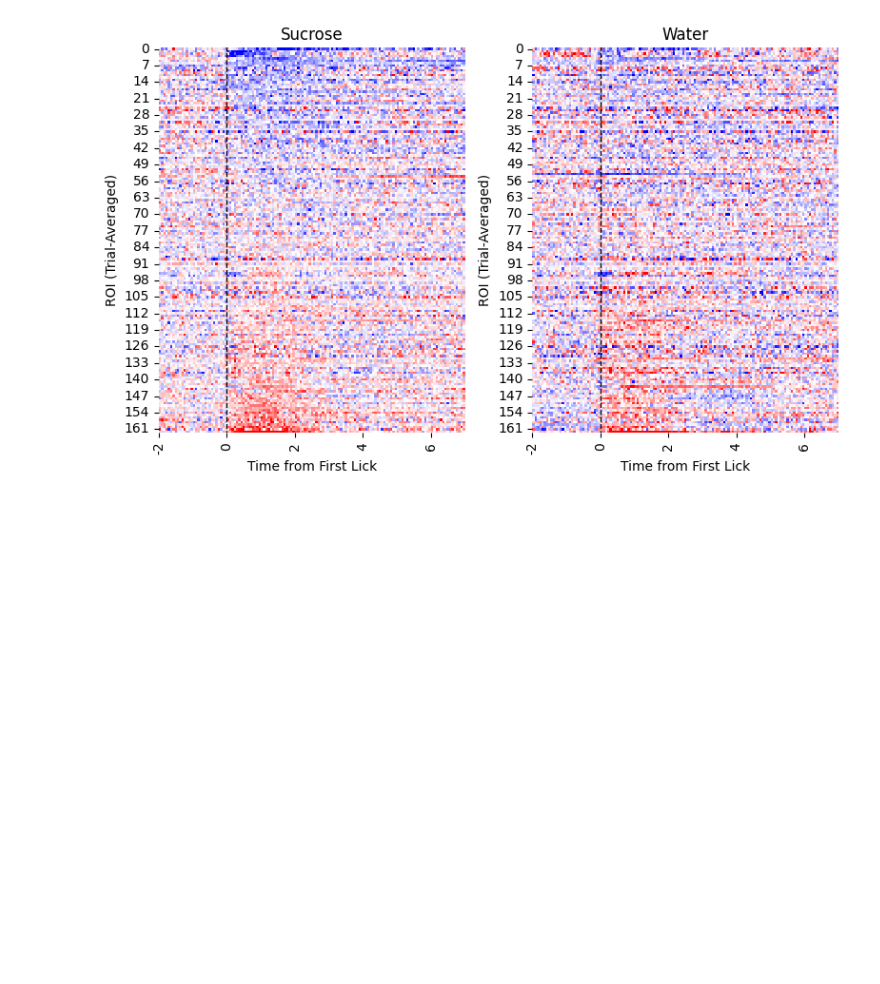
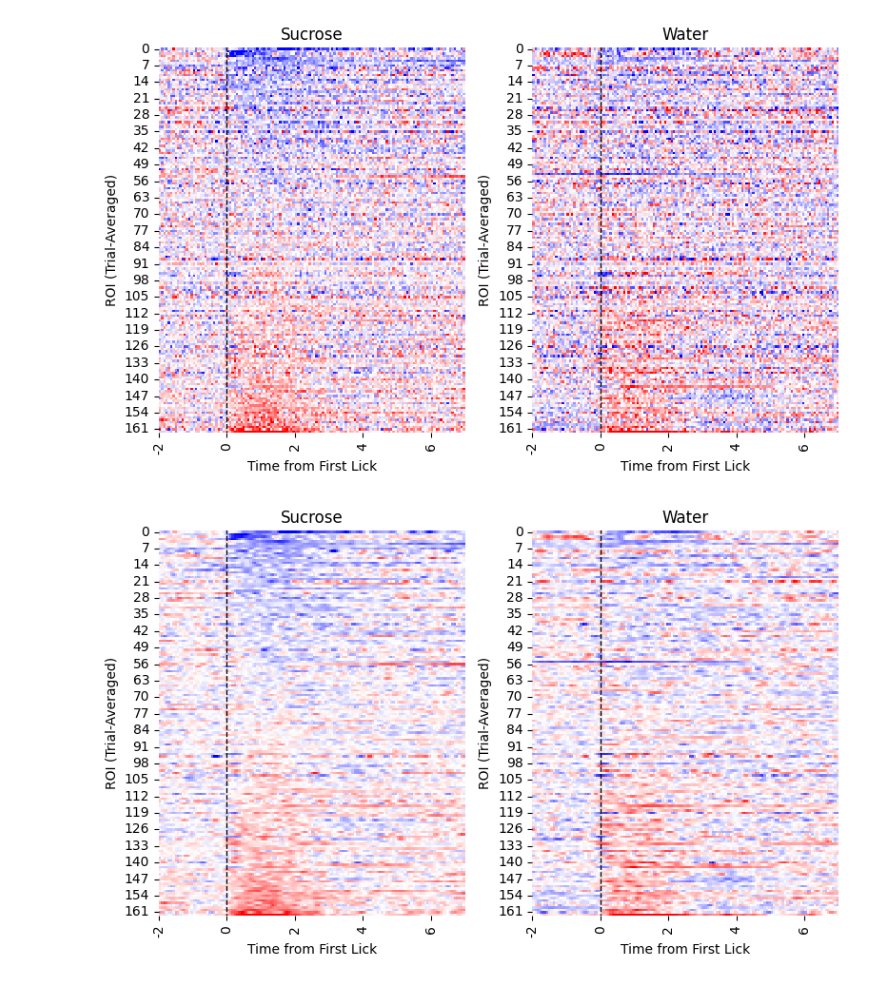
Before and after one commit to RohanSavani/PVN_GLP1R_2P, a Jupyter notebook: src/notebooks/sucrosewater.ipynb, the cells around one changed output. Drawn from its saved outputs; the diff is of its cells as text; code cells hidden in the pictures; blank space fills up the shorter version.

```diff
--- a/src/notebooks/sucrosewater.ipynb
+++ b/src/notebooks/sucrosewater.ipynb
@@ -28,7 +30,7 @@ trials = 30
 cmap = "bwr"
 # %%
 folder = '/Users/savani/Downloads/2p_data/fasted sucrose water'
-f_suc, f_w, base_suc, base_w, aligned_suc, aligned_w = p2p.process_2p_folder_mt(folder, n_trials = 50)
+f_suc, f_w, base_suc, base_w, aligned_suc, aligned_w, all_f_suc, all_f_w = p2p.process_2p_folder_mt(folder, n_trials = 50)
 # %%
 f_suc.shape
 # %% [output]
@@ -58,3 +60,35 @@ ax2.set_title("Water")
 fig.tight_layout()
 # %% [output]
 [figure]
+# %%
+fig, (ax, ax2) = plt.subplots(1, 2, figsize=(8, 5))
+ascending_order = np.argsort(np.nanmean(f_suc[:, 75:105], axis=1))
+
+for cell in range(f_suc.shape[0]):
+    f_suc[cell, :] = p2p.moving_average(f_suc[cell, :], 2)
+    f_w[cell, :] = p2p.moving_average(f_w[cell, :], 2)
+
+
+sorted_avg_mean = f_suc[ascending_order, :]
+
+sns.heatmap(sorted_avg_mean, ax = ax, vmin=0.8, vmax=1.2, cmap='bwr', cbar= False)
+ax.vlines(x = 75, ymin = -1, ymax = f_suc.shape[0] + 1, color = 'black', linestyle = '--', lw = 1)
+ax.set_xticks(np.arange(15, 255, 15)[::2])
+ax.set_xticklabels((np.arange(15, 255, 15)/15).astype(int)[::2]-5)
+ax.set_ylabel("ROI (Trial-Averaged)")
+ax.set_xlabel("Time from First Lick")
+ax.set_xlim(left = 45, right = 180)
+ax.set_title("Sucrose")
+
+sorted_avg_mean = f_w[ascending_order, :]
+sns.heatmap(sorted_avg_mean, ax = ax2, vmin=0.8, vmax=1.2, cmap='bwr', cbar = False)
+ax2.vlines(x = 75, ymin = -1, ymax = f_suc.shape[0] + 1, color = 'black', linestyle = '--', lw = 1)
+ax2.set_xticks(np.arange(15, 255, 15)[::2])
+ax2.set_xticklabels((np.arange(15, 255, 15)/15).astype(int)[::2]-5)
+ax2.set_ylabel("ROI (Trial-Averaged)")
+ax2.set_xlabel("Time from First Lick")
+ax2.set_xlim(left = 45, right = 180)
+ax2.set_title("Water")
+fig.tight_layout()
+# %% [output]
+[figure, added]
```
Also changed, not shown: parts of 5 cells of this notebook, 5 other files.
